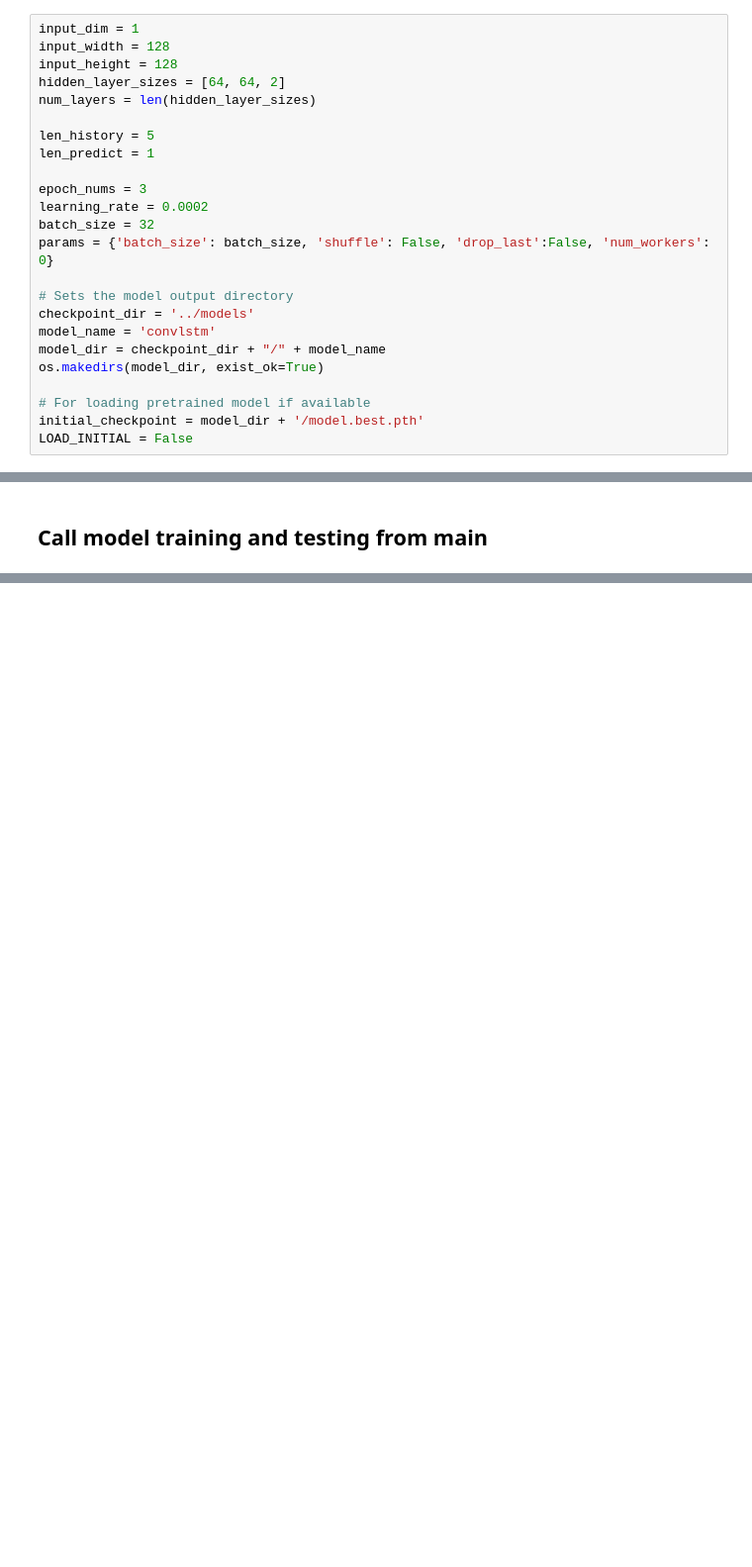
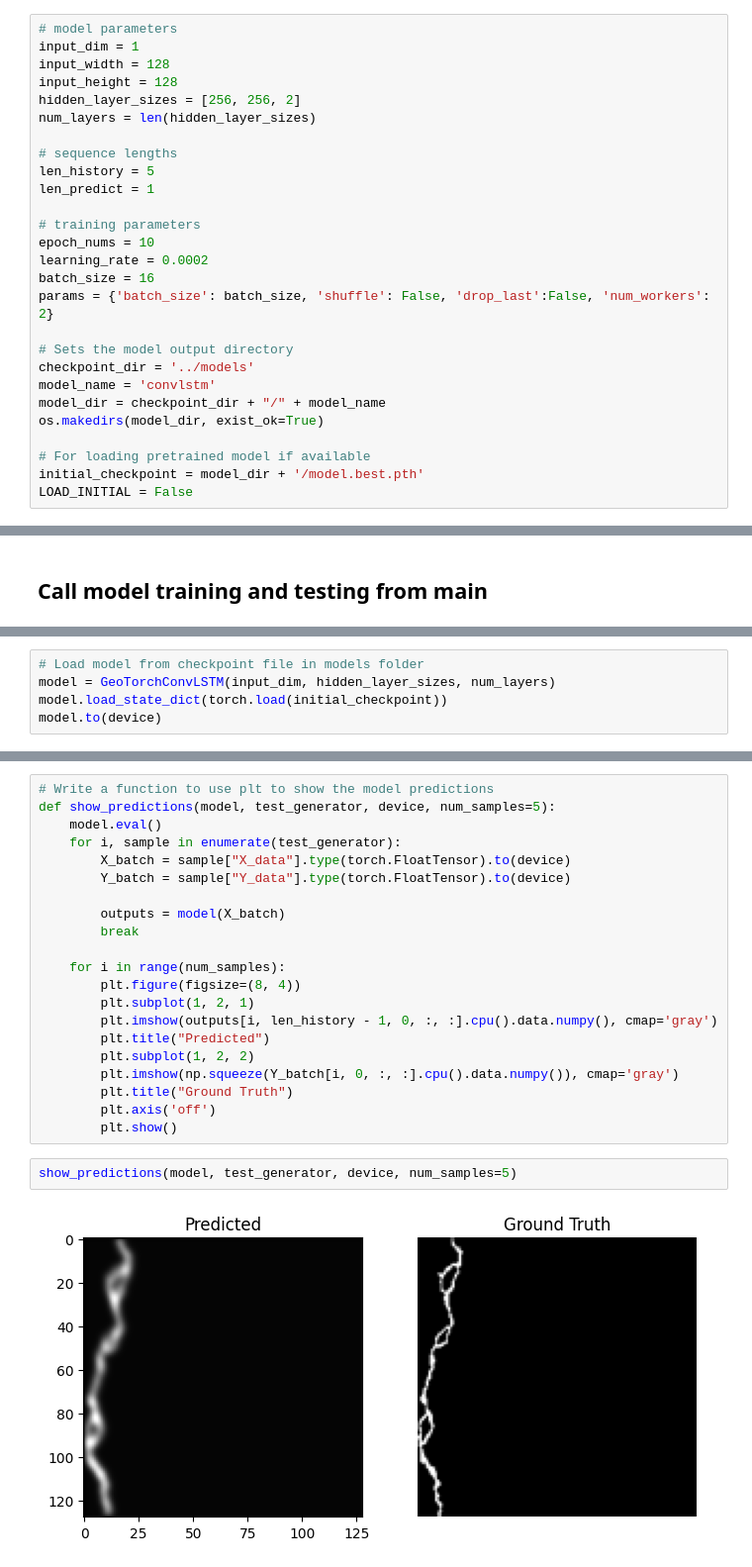
Before and after one commit to jnyang/crack_forecasting, a Jupyter notebook: notebooks/3_Build_model.ipynb, the cells around one changed output, grey strips where cells are left out. Shown at 99% size. Drawn from its saved outputs; the diff is of its cells as text; blank space fills up the shorter version.

Commit message:
Update notebooks and add LossFunctions

```diff
--- a/notebooks/3_Build_model.ipynb
+++ b/notebooks/3_Build_model.ipynb
@@ -85,19 +85,22 @@ class GeoTorchConvLSTM(nn.Module):
 # %% [markdown]
 ## Initialize parameters
 # %%
+# model parameters
 input_dim = 1
 input_width = 128
 input_height = 128
-hidden_layer_sizes = [64, 64, 2]
+hidden_layer_sizes = [256, 256, 2]
 num_layers = len(hidden_layer_sizes)
 
+# sequence lengths
 len_history = 5
 len_predict = 1
 
-epoch_nums = 3
+# training parameters
+epoch_nums = 10
 learning_rate = 0.0002
-batch_size = 32
-params = {'batch_size': batch_size, 'shuffle': False, 'drop_last':False, 'num_workers': 0}
+batch_size = 16
+params = {'batch_size': batch_size, 'shuffle': False, 'drop_last':False, 'num_workers': 2}
 
 # Sets the model output directory
 checkpoint_dir = '../models'
@@ -216,0 +223,5 @@ Test mse: 0.014031 mae: 0.038125 rmse (norm): 0.118452
+# %%
+# Load model from checkpoint file in models folder
+model = GeoTorchConvLSTM(input_dim, hidden_layer_sizes, num_layers)
+model.load_state_dict(torch.load(initial_checkpoint))
+model.to(device)
@@ -216,0 +244,25 @@ Test mse: 0.014031 mae: 0.038125 rmse (norm): 0.118452
+# %%
+# Write a function to use plt to show the model predictions
+def show_predictions(model, test_generator, device, num_samples=5):
+    model.eval()
+    for i, sample in enumerate(test_generator):
+        X_batch = sample["X_data"].type(torch.FloatTensor).to(device)
+        Y_batch = sample["Y_data"].type(torch.FloatTensor).to(device)
+
+        outputs = model(X_batch)
+        break
+
+    for i in range(num_samples):
+        plt.figure(figsize=(8, 4))
+        plt.subplot(1, 2, 1)
+        plt.imshow(outputs[i, len_history - 1, 0, :, :].cpu().data.numpy(), cmap='gray')
+        plt.title("Predicted")
+        plt.subplot(1, 2, 2)
+        plt.imshow(np.squeeze(Y_batch[i, 0, :, :].cpu().data.numpy()), cmap='gray')
+        plt.title("Ground Truth")
+        plt.axis('off')
+        plt.show()
+# %%
+show_predictions(model, test_generator, device, num_samples=5)
+# %% [output]
+[figure, added]
```
Also changed, not shown: parts of 11 cells of this notebook, 3 other files.
